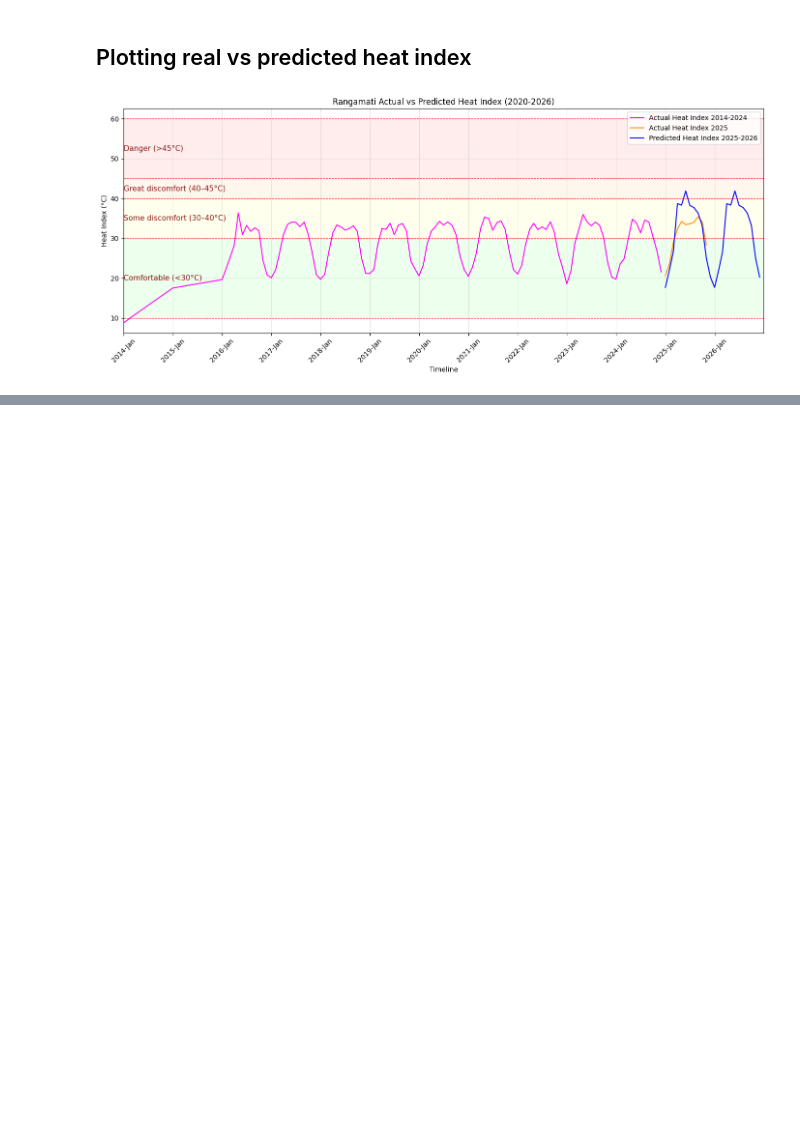
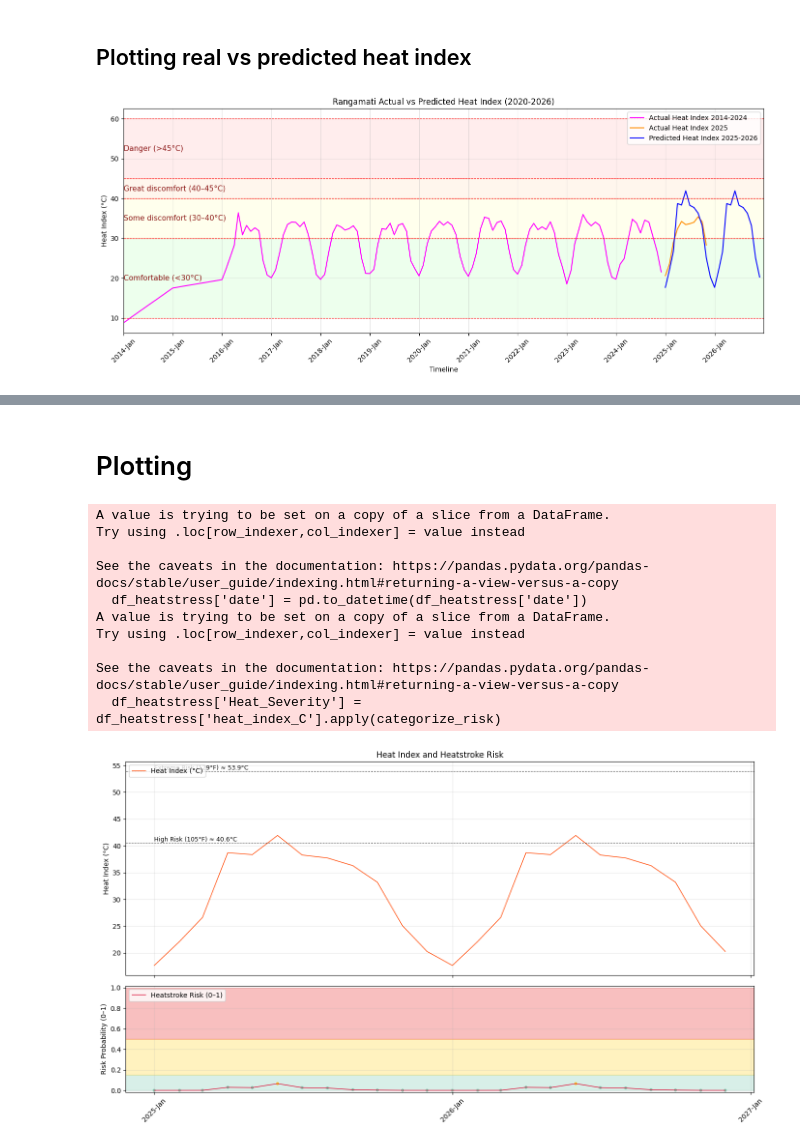
Before and after one commit to not-your-pancake/TCC_Journal, a Jupyter notebook: HI_WB_HS_HM_WBG/rangamati.ipynb, the cells around one changed output, grey strips where cells are left out. Cells and saved outputs as stored; diff of their text form; code cells hidden in the pictures; blank space fills up the shorter version.

```diff
--- a/HI_WB_HS_HM_WBG/rangamati.ipynb
+++ b/HI_WB_HS_HM_WBG/rangamati.ipynb
@@ -2370,0 +2983,68 @@ plt.show()
+# %% [markdown]
+# Plotting
+# %%
+import matplotlib.pyplot as plt
+import matplotlib.dates as mdates
+
+df_heatstress['date'] = pd.to_datetime(df_heatstress['date'])
+
+def categorize_risk(hi_c):
+    if hi_c > (129 - 32)*5/9:   # 129°F ≈ 53.9°C
+        return 'Extreme Danger'
+    elif hi_c > (105 - 32)*5/9: # 105°F ≈ 40.6°C
+        return 'Danger'
+    else:
+        return 'Safe'
+df_heatstress['Heat_Severity'] = df_heatstress['heat_index_C'].apply(categorize_risk)
+
+palette = {'Safe':'#66c2a5', 'Danger':'#ffcc00', 'Extreme Danger':'#e60000'}
+
+fig, (ax1, ax2) = plt.subplots(2,1, figsize=(14,8), sharex=True, gridspec_kw={'height_ratios':[2,1]})
+ax1.plot(df_heatstress['date'], df_heatstress['heat_index_C'], color='orangered', lw=1, label='Heat Index (°C)')
+
+hi_thresh_f = [105, 129]
+hi_labels = ['High Risk (105°F)', 'Extreme Risk (129°F)']
+hi_thresh_c = [(f-32)*5/9 for f in hi_thresh_f]
+
+for t_c, lbl in zip(hi_thresh_c, hi_labels):
+    ax1.axhline(t_c, color='k', ls='--', lw=0.8, alpha=0.7)
+    ax1.text(df_heatstress['date'].iloc[0], t_c + 0.3, f"{lbl} ≈ {t_c:.1f}°C", fontsize=9, color='k')
+
+ax1.set_ylabel('Heat Index (°C)')
+ax1.set_title('Heat Index and Heatstroke Risk')
+ax1.grid(alpha=0.3)
+ax1.legend(loc='upper left')
+
+
+bands = [(0.0, 0.15, '#66c2a5'), (0.15, 0.5, '#ffcc00'), (0.5, 1.0, '#e60000')]
+for start, end, color in bands:
+    ax2.axhspan(start, end, color=color, alpha=0.25)
+
+ax2.plot(df_heatstress['date'], df_heatstress['heatstroke_risk'], color='crimson', lw=1, label='Heatstroke Risk (0–1)')
+ax2.scatter(df_heatstress['date'], df_heatstress['heatstroke_risk'], s=12,
+            c=df_heatstress['Heat_Severity'].map(palette), alpha=0.7)
+
+ax2.set_ylabel('Risk Probability (0–1)')
+ax2.set_ylim(-0.02,1.02)
+ax2.grid(alpha=0.3)
+ax2.legend(loc='upper left')
+
+# --- X-axis formatting ---
+ax2.xaxis.set_major_locator(mdates.YearLocator())
+ax2.xaxis.set_major_formatter(mdates.DateFormatter('%Y-%b'))
+plt.setp(ax2.xaxis.get_majorticklabels(), rotation=45)
+
+plt.tight_layout()
+plt.show()
+# %% [output]
+A value is trying to be set on a copy of a slice from a DataFrame.
+Try using .loc[row_indexer,col_indexer] = value instead
+
+See the caveats in the documentation: https://pandas.pydata.org/pandas-docs/stable/user_guide/indexing.html#returning-a-view-versus-a-copy
+  df_heatstress['date'] = pd.to_datetime(df_heatstress['date'])
+A value is trying to be set on a copy of a slice from a DataFrame.
+Try using .loc[row_indexer,col_indexer] = value instead
+
+See the caveats in the documentation: https://pandas.pydata.org/pandas-docs/stable/user_guide/indexing.html#returning-a-view-versus-a-copy
+  df_heatstress['Heat_Severity'] = df_heatstress['heat_index_C'].apply(categorize_risk)
+[figure, added]
```
Also changed, not shown: parts of 36 cells of this notebook, 4 other files.
